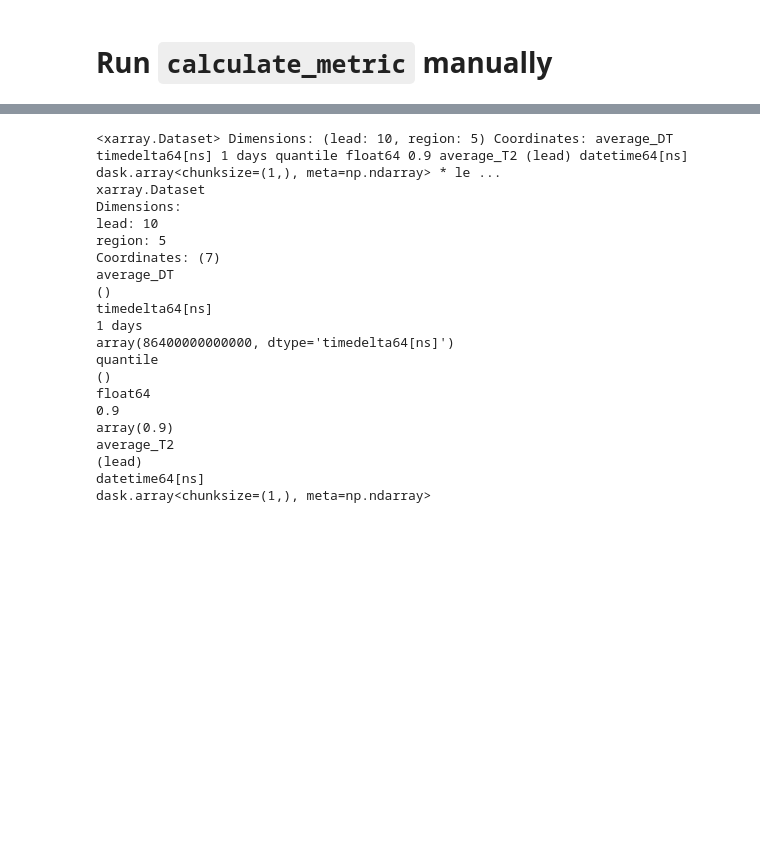
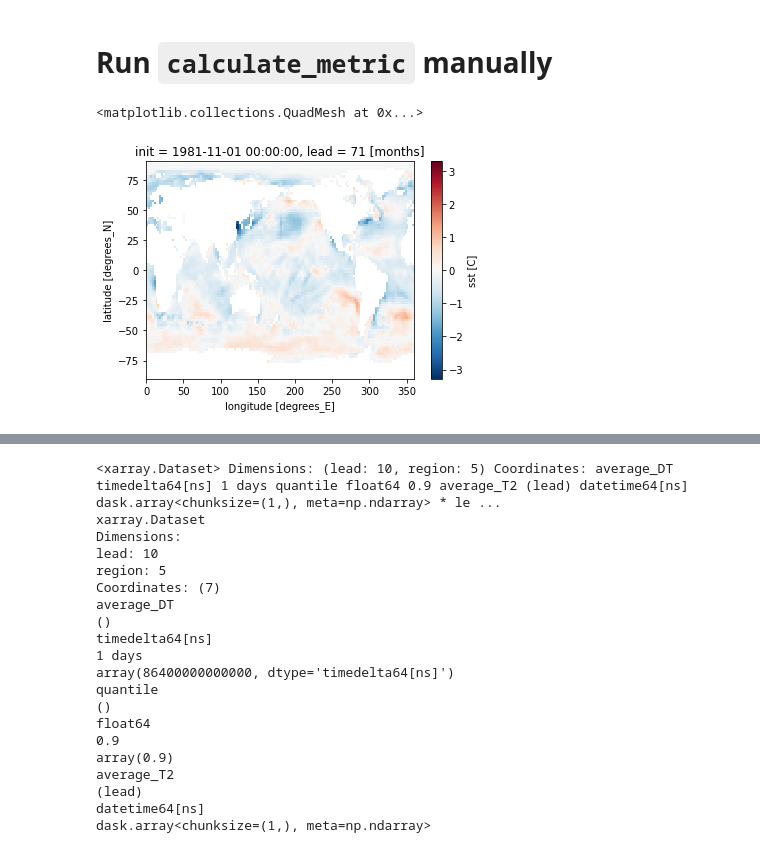
Before and after one commit to dougiesquire/CAFE-f6_documentation, a Jupyter notebook: notebooks/exploratory/verify.ipynb, the cells around one changed output, grey strips where cells are left out. Drawn from its saved outputs; the diff is of its cells as text; code cells hidden in the pictures; blank space fills up the shorter version.

Commit message:
start adding persistence

```diff
--- a/notebooks/exploratory/verify.ipynb
+++ b/notebooks/exploratory/verify.ipynb
@@ -58,16 +58,32 @@ Data variables:
 # %%
 DATA_DIR = "../../data/processed/"
 
-# EC_Earth3.JRA55.annual.anom_1985-2014.t_ref.CRPSS_1985-2014
-
-hcst = xr.open_zarr(
-    "../../data/processed/CAFEf6.annual.days_over_p90_1991-2020.t_ref_max_Aus_NRM.zarr"
-)
+hcst = xr.open_zarr("../../data/processed/CAFEf6.annual.anom_1991-2020.sst_global.zarr")
 
 # hist = xr.open_zarr(
 #     "../../data/processed/CAFE_hist.annual.anom_1991-2020.ohc300_global.zarr"
 # )
 
 obsv = xr.open_zarr(
-    "../../data/processed/AGCD.annual.days_over_p90_1991-2020.t_ref_max_Aus_NRM.zarr"
+    "../../data/processed/HadISST.annual.anom_1991-2020.sst_global.zarr"
 )
+# %%
+times_of_lead_0 = hcst.isel(lead=0).time.values
+
+# Get the most recent observation at the time of forecast initialisation
+indices = np.searchsorted(obsv.time, times_of_lead_0)
+step = np.diff(indices)
+assert all(step == step[0]), "Indices are not regular along time"
+persistence = obsv.isel(time=indices - step[0])
+
+# Stack like hindcast dataset
+persistence = (
+    persistence.assign_coords({"time": hcst.init.values})
+    .rename({"time": "init"})
+    .broadcast_like(hcst, exclude=["member"])
+)
+# %%
+persistence.isel(init=0, lead=5)["sst"].plot()
+# %% [output]
+<matplotlib.collections.QuadMesh at 0x...>
+[figure, added]
```
Also changed, not shown: parts of 4 cells of this notebook, 1 other file.
